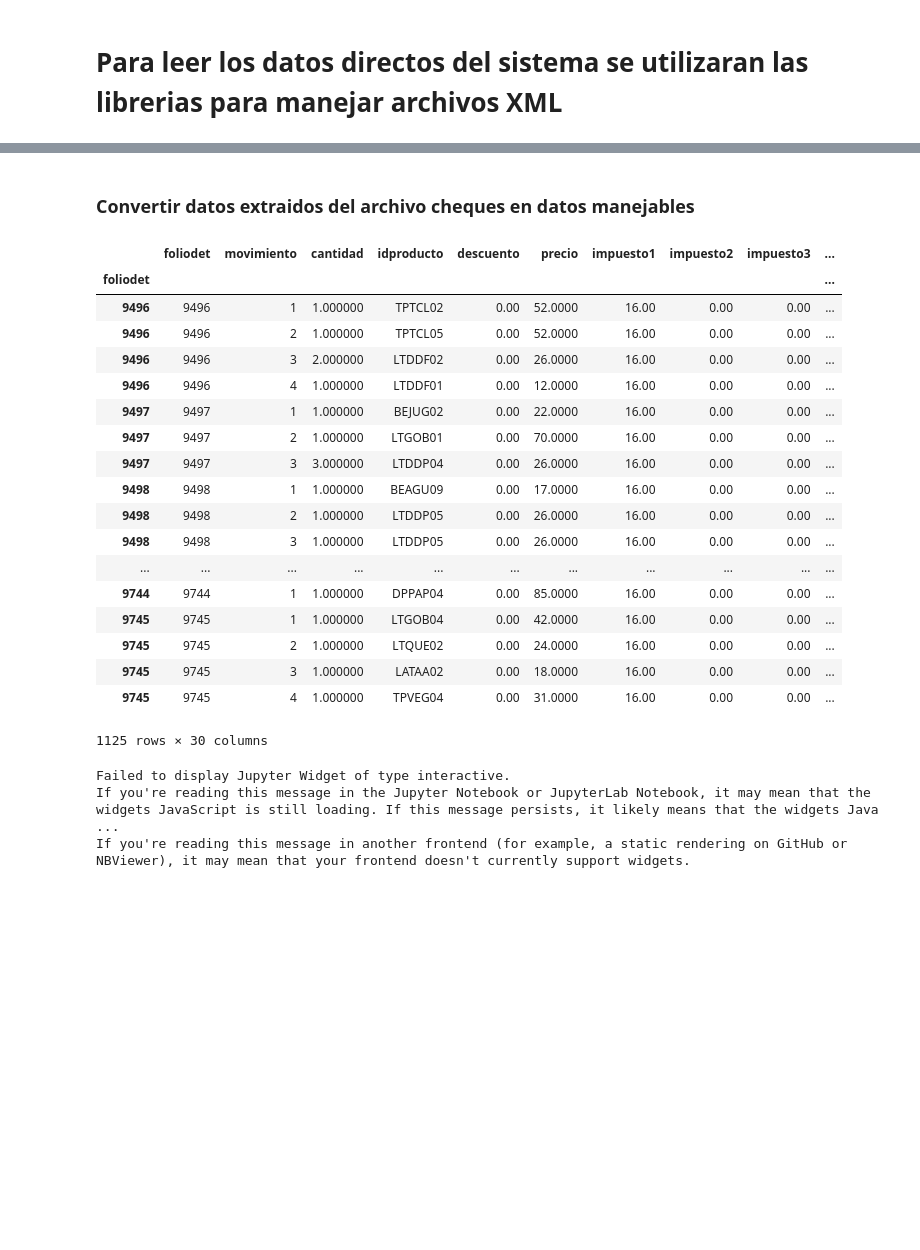
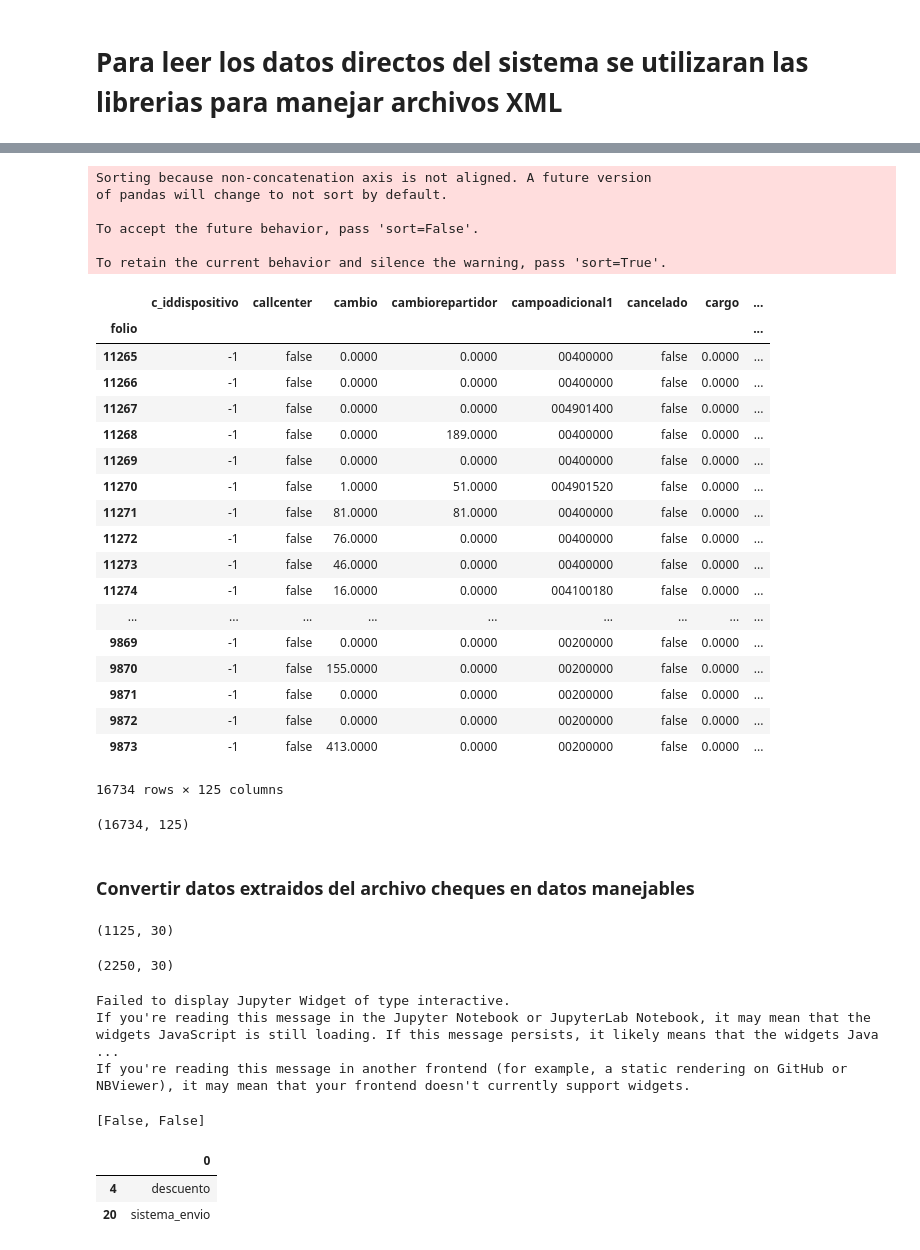
Before and after one commit to agui197/Las-Ro, a Jupyter notebook: Power Pivot/Dash-tests.ipynb, the cells around one changed output, grey strips where cells are left out. Drawn from its saved outputs; the diff is of its cells as text; code cells hidden in the pictures; blank space fills up the shorter version.

```diff
--- a/Power Pivot/Dash-tests.ipynb
+++ b/Power Pivot/Dash-tests.ipynb
@@ -121,3 +99,41 @@ df
+# %%
+df=process_data('cheques_I.xml')
+df1=process_data('cheques_P.xml')
+df2=process_data('cheques_T.xml')
+df=df.append(df1).append(df2)
+df=df.drop('usuarioapertura',axis=1)
+df
+# %% [output]
+Sorting because non-concatenation axis is not aligned. A future version
+of pandas will change to not sort by default.
+
+To accept the future behavior, pass 'sort=False'.
+
+To retain the current behavior and silence the warning, pass 'sort=True'.
+|  | c_iddispositivo | callcenter | cambio | cambiorepartidor | campoadicional1 | cancelado | cargo | ... |
+| folio |  |  |  |  |  |  |  | ... |
+| 11265 | -1 | false | 0.0000 | 0.0000 | 00400000 | false | 0.0000 | ... |
+| 11266 | -1 | false | 0.0000 | 0.0000 | 00400000 | false | 0.0000 | ... |
+| 11267 | -1 | false | 0.0000 | 0.0000 | 004901400 | false | 0.0000 | ... |
+| 11268 | -1 | false | 0.0000 | 189.0000 | 00400000 | false | 0.0000 | ... |
+| 11269 | -1 | false | 0.0000 | 0.0000 | 00400000 | false | 0.0000 | ... |
+| 11270 | -1 | false | 1.0000 | 51.0000 | 004901520 | false | 0.0000 | ... |
+| 11271 | -1 | false | 81.0000 | 81.0000 | 00400000 | false | 0.0000 | ... |
+| 11272 | -1 | false | 76.0000 | 0.0000 | 00400000 | false | 0.0000 | ... |
+| 11273 | -1 | false | 46.0000 | 0.0000 | 00400000 | false | 0.0000 | ... |
+| 11274 | -1 | false | 16.0000 | 0.0000 | 004100180 | false | 0.0000 | ... |
+| ... | ... | ... | ... | ... | ... | ... | ... | ... |
+| 9869 | -1 | false | 0.0000 | 0.0000 | 00200000 | false | 0.0000 | ... |
+| 9870 | -1 | false | 155.0000 | 0.0000 | 00200000 | false | 0.0000 | ... |
+| 9871 | -1 | false | 0.0000 | 0.0000 | 00200000 | false | 0.0000 | ... |
+| 9872 | -1 | false | 0.0000 | 0.0000 | 00200000 | false | 0.0000 | ... |
+| 9873 | -1 | false | 413.0000 | 0.0000 | 00200000 | false | 0.0000 | ... |
+16734 rows × 125 columns
+# %%
+np.shape(df)
+#pd.DataFrame(df.columns.tolist()).loc[list(map(lambda x: x not in df1.columns.tolist() ,df.columns.tolist() ))]
+# %% [output]
+(16734, 125)
 # %% [markdown]
 ### Convertir datos extraidos del archivo cheques en datos manejables
 # %%
@@ -140,26 +156,10 @@ df['idempresa']=list(map(lambda x:int(x),df['idempresa']))
 #df.columns.tolist()
 # %%
 process_data('cheqdet.xml')
+process_data('cheqdet.xml')
 # %% [output]
-|  | foliodet | movimiento | cantidad | idproducto | descuento | precio | impuesto1 | impuesto2 | impuesto3 | ... |
-| foliodet |  |  |  |  |  |  |  |  |  | ... |
-| 9496 | 9496 | 1 | 1.000000 | TPTCL02 | 0.00 | 52.0000 | 16.00 | 0.00 | 0.00 | ... |
-| 9496 | 9496 | 2 | 1.000000 | TPTCL05 | 0.00 | 52.0000 | 16.00 | 0.00 | 0.00 | ... |
-| 9496 | 9496 | 3 | 2.000000 | LTDDF02 | 0.00 | 26.0000 | 16.00 | 0.00 | 0.00 | ... |
-| 9496 | 9496 | 4 | 1.000000 | LTDDF01 | 0.00 | 12.0000 | 16.00 | 0.00 | 0.00 | ... |
-| 9497 | 9497 | 1 | 1.000000 | BEJUG02 | 0.00 | 22.0000 | 16.00 | 0.00 | 0.00 | ... |
-| 9497 | 9497 | 2 | 1.000000 | LTGOB01 | 0.00 | 70.0000 | 16.00 | 0.00 | 0.00 | ... |
-| 9497 | 9497 | 3 | 3.000000 | LTDDP04 | 0.00 | 26.0000 | 16.00 | 0.00 | 0.00 | ... |
-| 9498 | 9498 | 1 | 1.000000 | BEAGU09 | 0.00 | 17.0000 | 16.00 | 0.00 | 0.00 | ... |
-| 9498 | 9498 | 2 | 1.000000 | LTDDP05 | 0.00 | 26.0000 | 16.00 | 0.00 | 0.00 | ... |
-| 9498 | 9498 | 3 | 1.000000 | LTDDP05 | 0.00 | 26.0000 | 16.00 | 0.00 | 0.00 | ... |
-| ... | ... | ... | ... | ... | ... | ... | ... | ... | ... | ... |
-| 9744 | 9744 | 1 | 1.000000 | DPPAP04 | 0.00 | 85.0000 | 16.00 | 0.00 | 0.00 | ... |
-| 9745 | 9745 | 1 | 1.000000 | LTGOB04 | 0.00 | 42.0000 | 16.00 | 0.00 | 0.00 | ... |
-| 9745 | 9745 | 2 | 1.000000 | LTQUE02 | 0.00 | 24.0000 | 16.00 | 0.00 | 0.00 | ... |
-| 9745 | 9745 | 3 | 1.000000 | LATAA02 | 0.00 | 18.0000 | 16.00 | 0.00 | 0.00 | ... |
-| 9745 | 9745 | 4 | 1.000000 | TPVEG04 | 0.00 | 31.0000 | 16.00 | 0.00 | 0.00 | ... |
-1125 rows × 30 columns
+(1125, 30)
+(2250, 30)
 # %%
 
 
@@ -186,3 +192,10 @@ freq_slider
 Failed to display Jupyter Widget of type interactive.
 If you're reading this message in the Jupyter Notebook or JupyterLab Notebook, it may mean that the widgets JavaScript is still loading. If this message persists, it likely means that the widgets Java ...
 If you're reading this message in another frontend (for example, a static rendering on GitHub or NBViewer), it may mean that your frontend doesn't currently support widgets.
+# %%
+x=[False,True]
+y=[False,True]
+z=[False,False]
+[a and b for a,b in zip([a and b for a, b in zip(x, y)],z)]
+# %% [output]
+[False, False]
@@ -188,0 +204,6 @@ If you're reading this message in another frontend (for example, a static render
+# %%
+pd.DataFrame(cheqdet.columns.tolist()).loc[list(map(lambda x:x in df2.columns.tolist(),cheqdet.columns.tolist()))]
+# %% [output]
+|  | 0 |
+| 4 | descuento |
+| 20 | sistema_envio |
```
Also changed, not shown: parts of 8 cells of this notebook, 6 other files.
